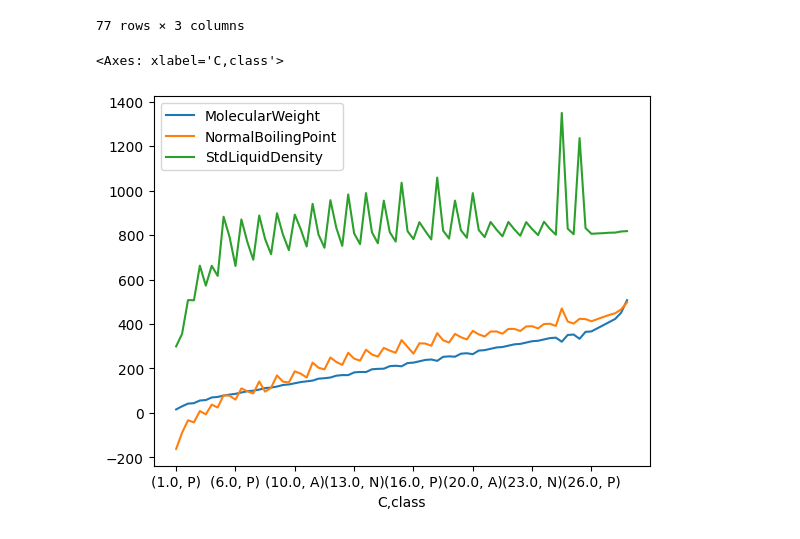
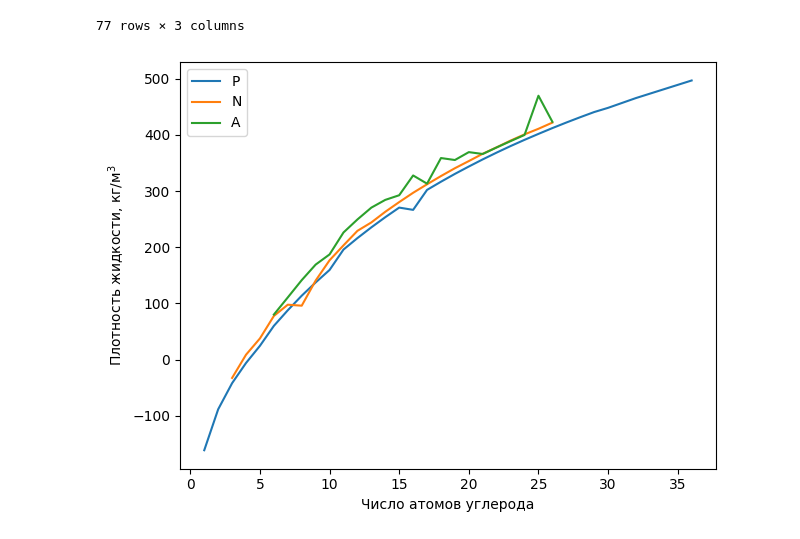
Before and after one commit to VChuzlov/Python_for_CE, a Jupyter notebook: ЛБ/ЛБ-05-Pandas/work.ipynb, the cells around one changed output. Saved outputs shown, nothing was run; the diff lists cells and outputs as text; code cells hidden in the pictures.

```diff
--- a/ЛБ/ЛБ-05-Pandas/work.ipynb
+++ b/ЛБ/ЛБ-05-Pandas/work.ipynb
@@ -39,8 +40,17 @@ pna_by_c
 | 32.0 | P | 450.876007 | 465.699976 | 815.906006 |
 | 36.0 | P | 506.984009 | 497.000024 | 817.471985 |
 77 rows × 3 columns
-# %%
-pna_by_c.plot()
-# %% [output]
-<Axes: xlabel='C,class'>
-[figure, removed]
+# %%
+p_by_c = pna[pna['class'] == 'P'].groupby(by='C').mean(numeric_only=True)
+n_by_c = pna[pna['class'] == 'N'].groupby(by='C').mean(numeric_only=True)
+a_by_c = pna[pna['class'] == 'A'].groupby(by='C').mean(numeric_only=True)
+# %%
+plt.plot(p_by_c.NormalBoilingPoint, label='P')
+plt.plot(n_by_c.NormalBoilingPoint, label='N')
+plt.plot(a_by_c.NormalBoilingPoint, label='A')
+plt.xlabel('Число атомов углерода')
+plt.ylabel('Плотность жидкости, кг/м$^3$')
+plt.legend()
+plt.tight_layout()
+# %% [output]
+[figure, added]
```
Also changed, not shown: parts of 2 cells of this notebook.
